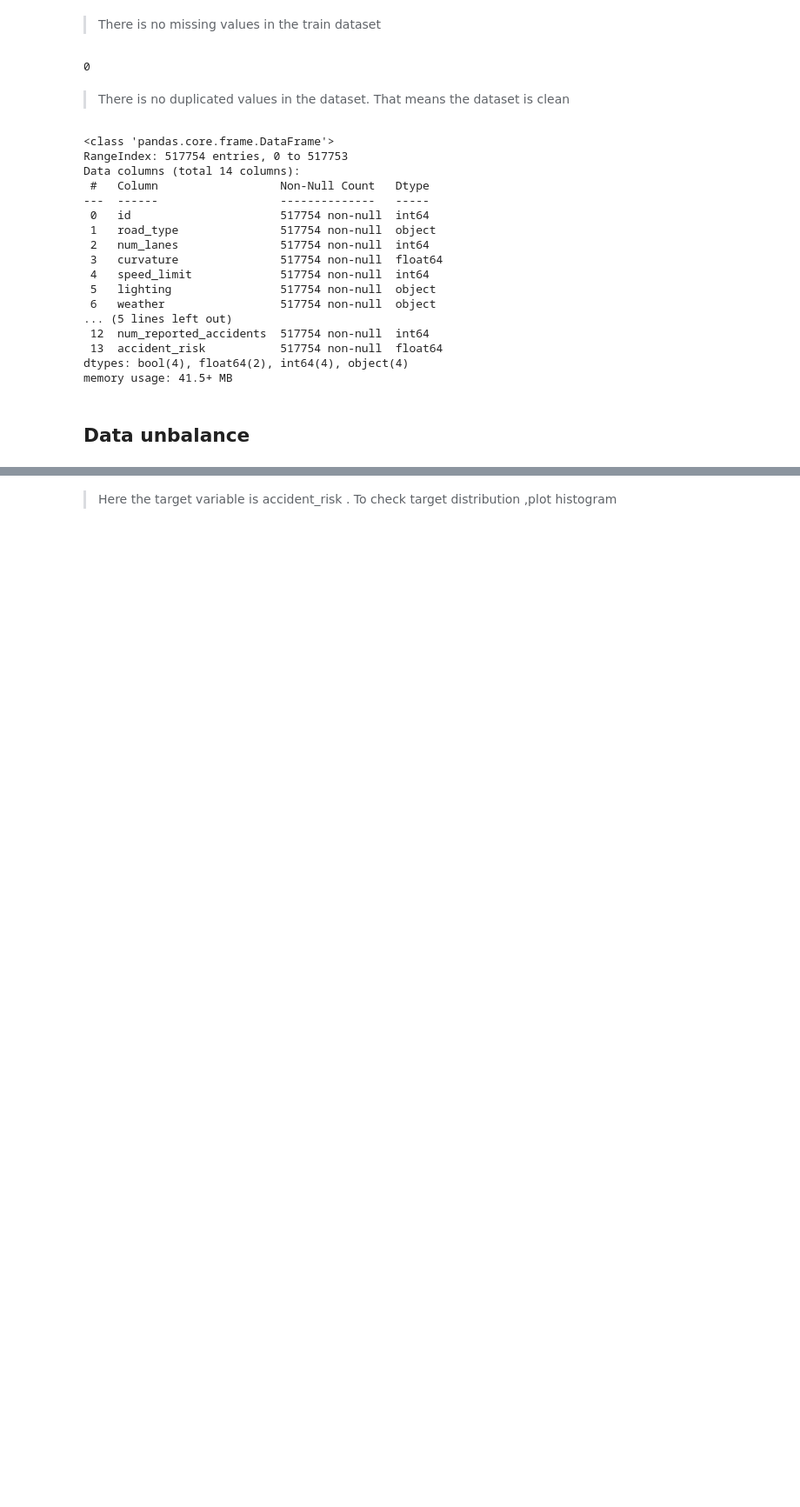
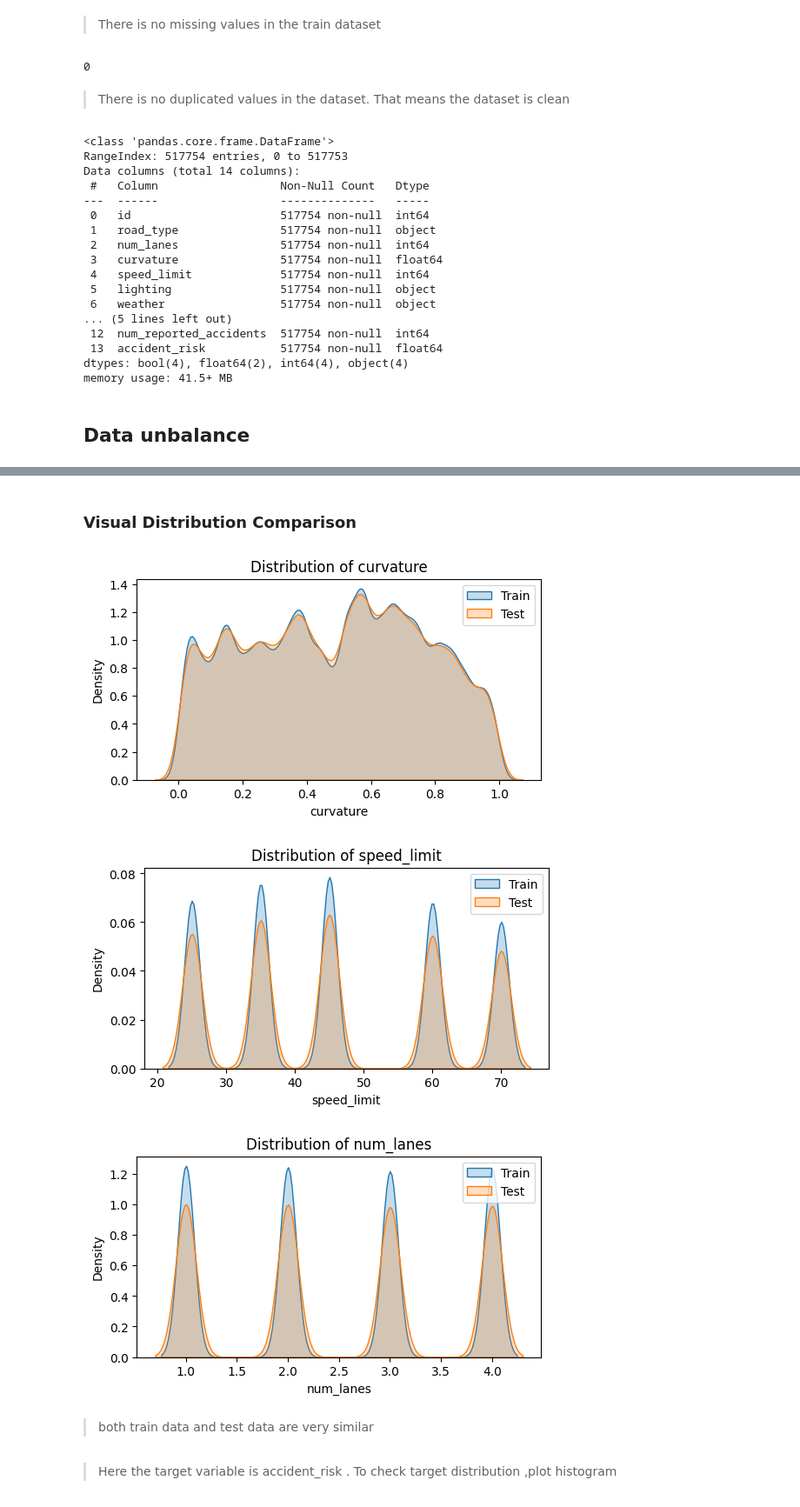
Before and after one commit to aneevinay/Road-accident-risk-prediction, a Jupyter notebook: Road Accident Prediction.ipynb, the cells around one changed output, grey strips where cells are left out. Shown at 87% size. Cells and saved outputs as stored; diff of their text form; code cells hidden in the pictures; blank space fills up the shorter version.

Commit message:
Kaggle Notebook | PS5e10- Accident risk | Version 23

```diff
--- a/Road Accident Prediction.ipynb
+++ b/Road Accident Prediction.ipynb
@@ -34,7 +30,10 @@ warnings.filterwarnings('ignore')
 # %% [markdown]
 # Read the Dataset
 # %%
-train= pd.read_csv('/kaggle/input/playground-series-s5e10/train.csv')
-test= pd.read_csv('/kaggle/input/playground-series-s5e10/test.csv')
+train_path = '/kaggle/input/playground-series-s5e10/train.csv'
+test_path = '/kaggle/input/playground-series-s5e10/test.csv'
+
+train = pd.read_csv(train_path)
+test = pd.read_csv(test_path)
 # %% [markdown]
 # Check the Data
@@ -119,3 +181,21 @@ memory usage: 41.5+ MB
+# %% [markdown]
+### Visual Distribution Comparison
+# %%
+cols = ['curvature', 'speed_limit', 'num_lanes']
+
+for col in cols:
+    plt.figure(figsize=(6,3))
+    sns.kdeplot(train[col], label='Train', fill=True)
+    sns.kdeplot(test[col], label='Test', fill=True)
+    plt.title(f'Distribution of {col}')
+    plt.legend()
+    plt.show()
+# %% [output]
+[figure, added]
+[figure, added]
+[figure, added]
+# %% [markdown]
+> both train data and test data are very similar
 # %% [markdown]
 > Here the target variable is accident_risk . To check target distribution ,plot histogram
 # %%
```
Also changed, not shown: parts of 49 cells of this notebook.
